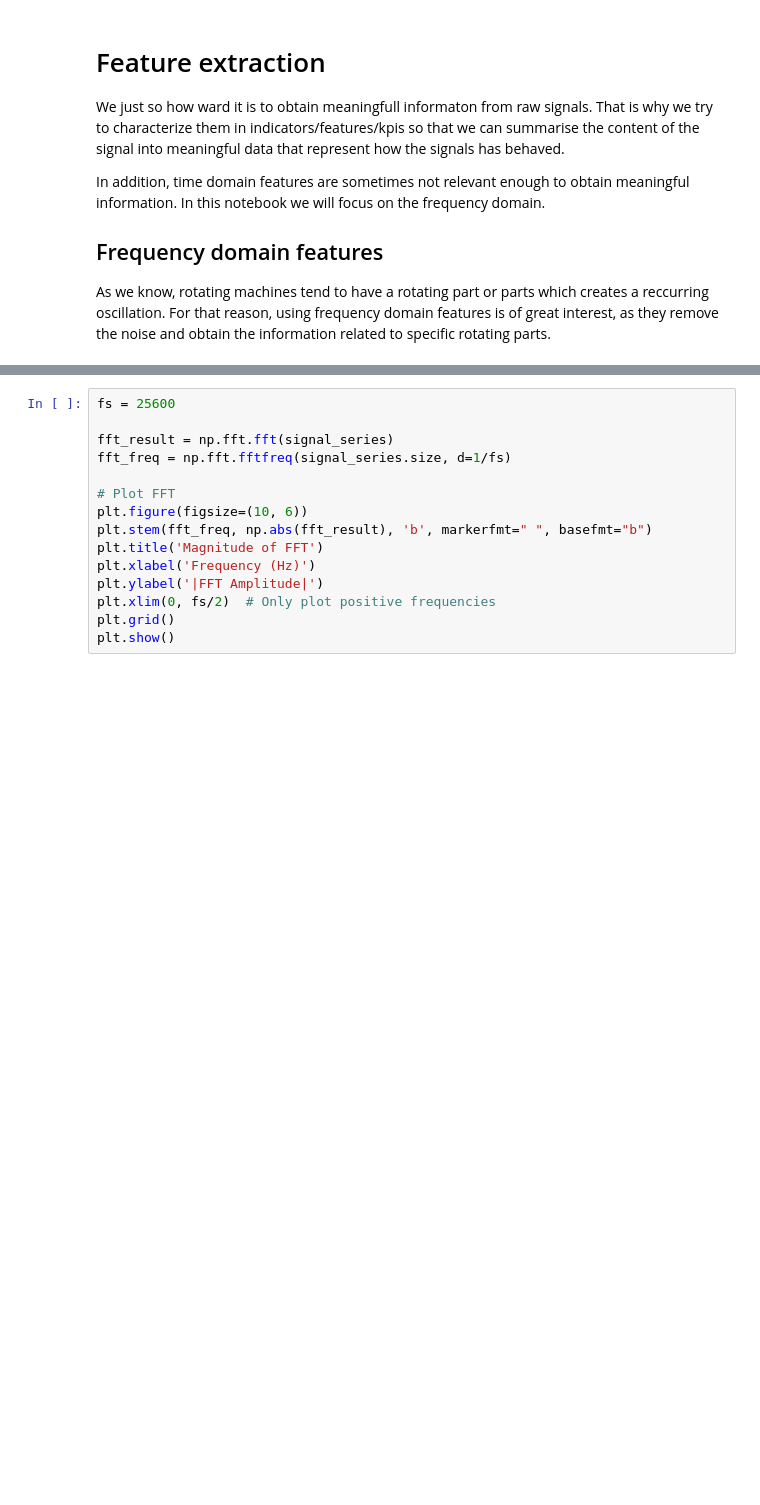
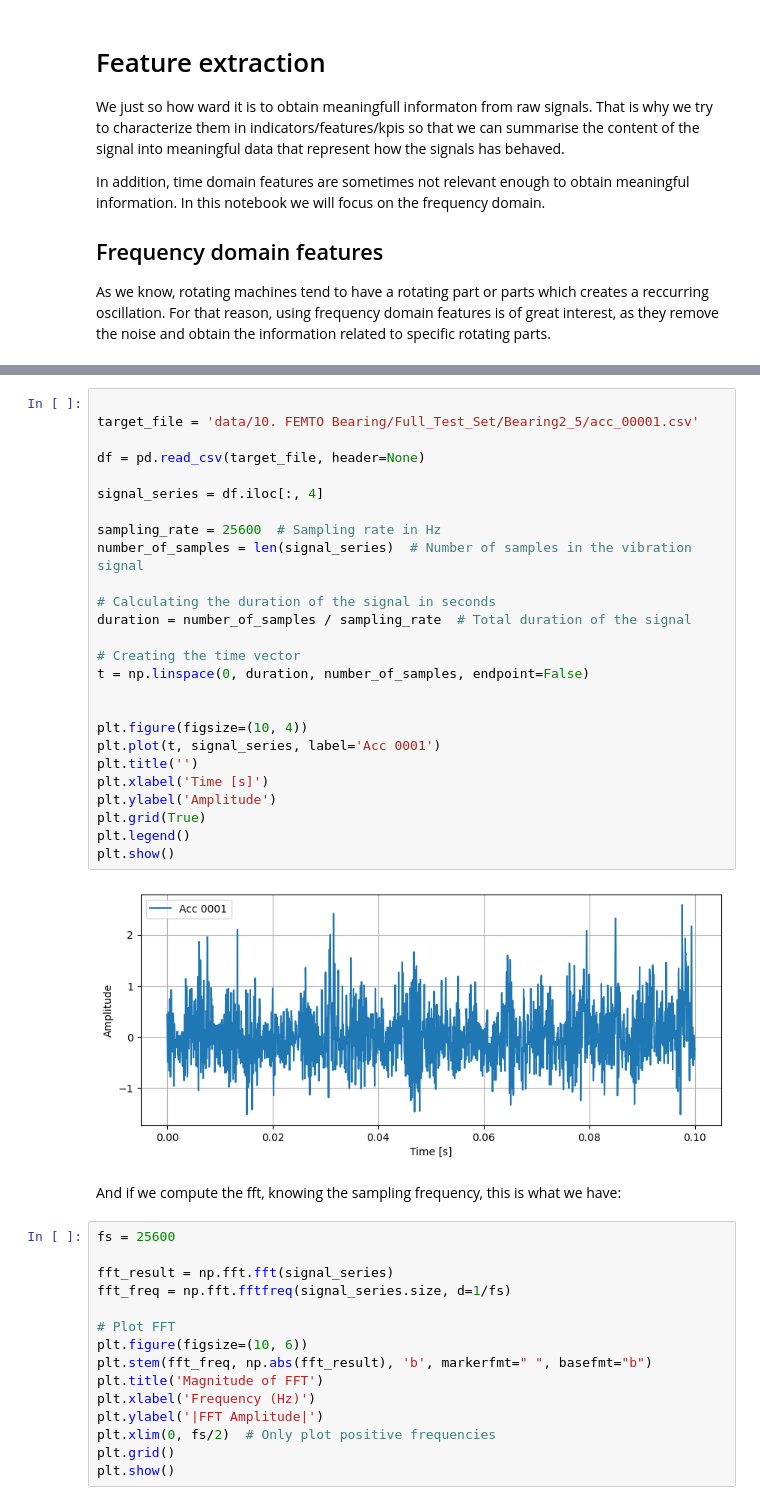
Before and after one commit to klopetx/PHM_tutorial, a Jupyter notebook: src/02.B_Feature_Extraction_II_frequency.ipynb, the cells around one changed output, grey strips where cells are left out. Saved outputs shown, nothing was run; the diff lists cells and outputs as text; blank space fills up the shorter version.

```diff
--- a/src/02.B_Feature_Extraction_II_frequency.ipynb
+++ b/src/02.B_Feature_Extraction_II_frequency.ipynb
@@ -55,3 +93,33 @@ Name: 4, Length: 2560, dtype: float64
+# %%
+
+target_file = 'data/10. FEMTO Bearing/Full_Test_Set/Bearing2_5/acc_00001.csv'
+
+df = pd.read_csv(target_file, header=None)
+
+signal_series = df.iloc[:, 4]
+
+sampling_rate = 25600  # Sampling rate in Hz
+number_of_samples = len(signal_series)  # Number of samples in the vibration signal
+
+# Calculating the duration of the signal in seconds
+duration = number_of_samples / sampling_rate  # Total duration of the signal
+
+# Creating the time vector
+t = np.linspace(0, duration, number_of_samples, endpoint=False)
+
+
+plt.figure(figsize=(10, 4))
+plt.plot(t, signal_series, label='Acc 0001')
+plt.title('')
+plt.xlabel('Time [s]')
+plt.ylabel('Amplitude')
+plt.grid(True)
+plt.legend()
+plt.show()
+# %% [output]
+[figure, added]
+# %% [markdown]
+And if we compute the fft, knowing the sampling frequency, this is what we have:
 # %%
 fs = 25600
 
```
Also changed, not shown: parts of 14 cells of this notebook.
